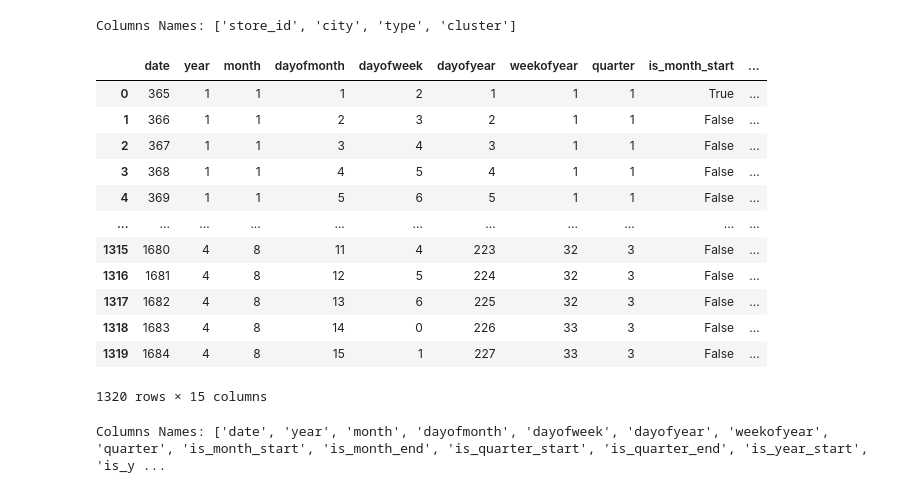
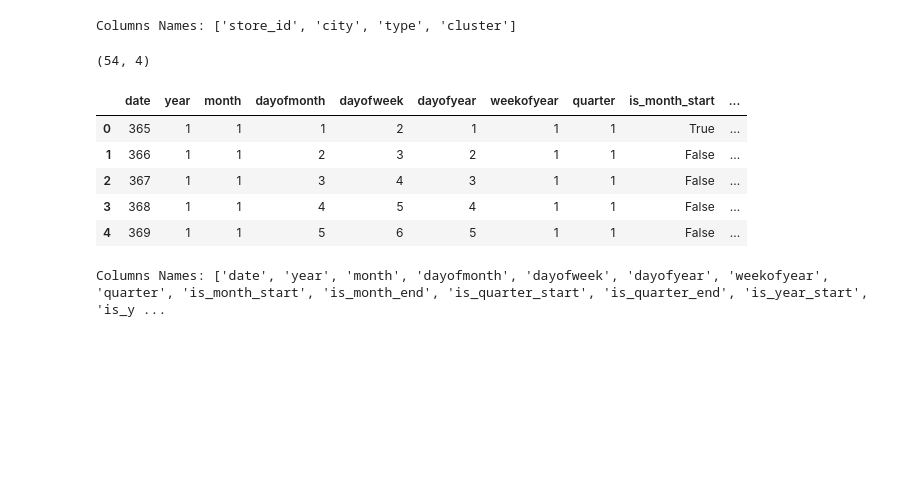
Before and after one commit to Israel-Anaba/Time_Series_Grocery_Forecast, a Jupyter notebook: dev_folder/Xgb.ipynb, the cells around one changed output. Saved outputs shown, nothing was run; the diff lists cells and outputs as text; code cells hidden in the pictures; blank space fills up the shorter version.

```diff
--- a/dev_folder/Xgb.ipynb
+++ b/dev_folder/Xgb.ipynb
@@ -159,24 +173,21 @@ str.info
 print(f'Columns Names: {list(str.columns)}')
 # %% [output]
 Columns Names: ['store_id', 'city', 'type', 'cluster']
+# %%
+str.shape
+# %% [output]
+(54, 4)
 # %%
 dates = pd.read_csv('../Assets/dates.csv')
 # %%
-dates
+dates.head()
 # %% [output]
 |  | date | year | month | dayofmonth | dayofweek | dayofyear | weekofyear | quarter | is_month_start | ... |
 | 0 | 365 | 1 | 1 | 1 | 2 | 1 | 1 | 1 | True | ... |
 | 1 | 366 | 1 | 1 | 2 | 3 | 2 | 1 | 1 | False | ... |
 | 2 | 367 | 1 | 1 | 3 | 4 | 3 | 1 | 1 | False | ... |
 | 3 | 368 | 1 | 1 | 4 | 5 | 4 | 1 | 1 | False | ... |
 | 4 | 369 | 1 | 1 | 5 | 6 | 5 | 1 | 1 | False | ... |
-| ... | ... | ... | ... | ... | ... | ... | ... | ... | ... | ... |
-| 1315 | 1680 | 4 | 8 | 11 | 4 | 223 | 32 | 3 | False | ... |
-| 1316 | 1681 | 4 | 8 | 12 | 5 | 224 | 32 | 3 | False | ... |
-| 1317 | 1682 | 4 | 8 | 13 | 6 | 225 | 32 | 3 | False | ... |
-| 1318 | 1683 | 4 | 8 | 14 | 0 | 226 | 33 | 3 | False | ... |
-| 1319 | 1684 | 4 | 8 | 15 | 1 | 227 | 33 | 3 | False | ... |
-1320 rows × 15 columns
 # %%
 print(f'Columns Names: {list(dates.columns)}')
 # %% [output]
```
Also changed, not shown: parts of 15 cells of this notebook.
